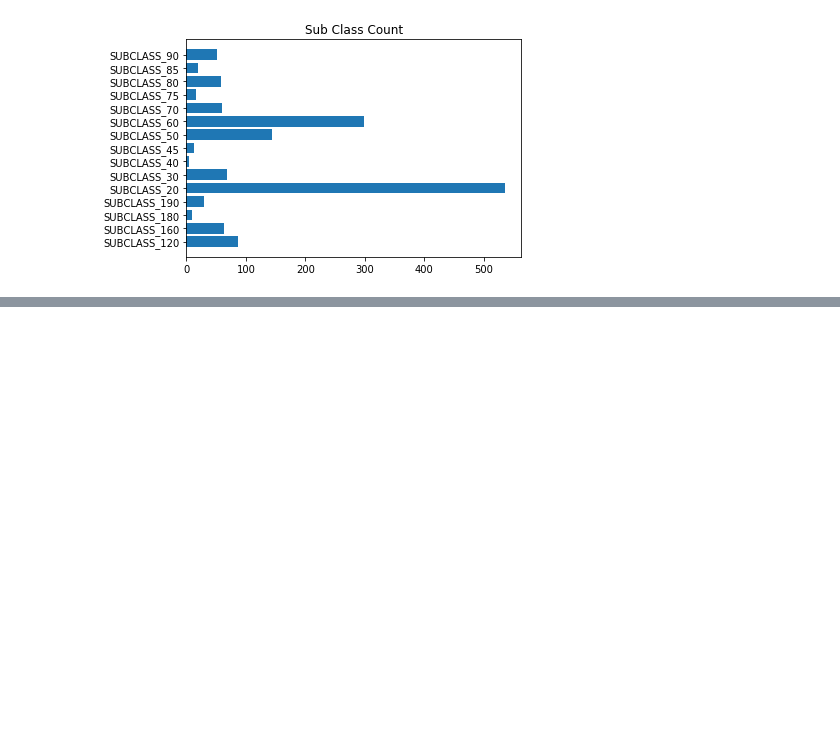
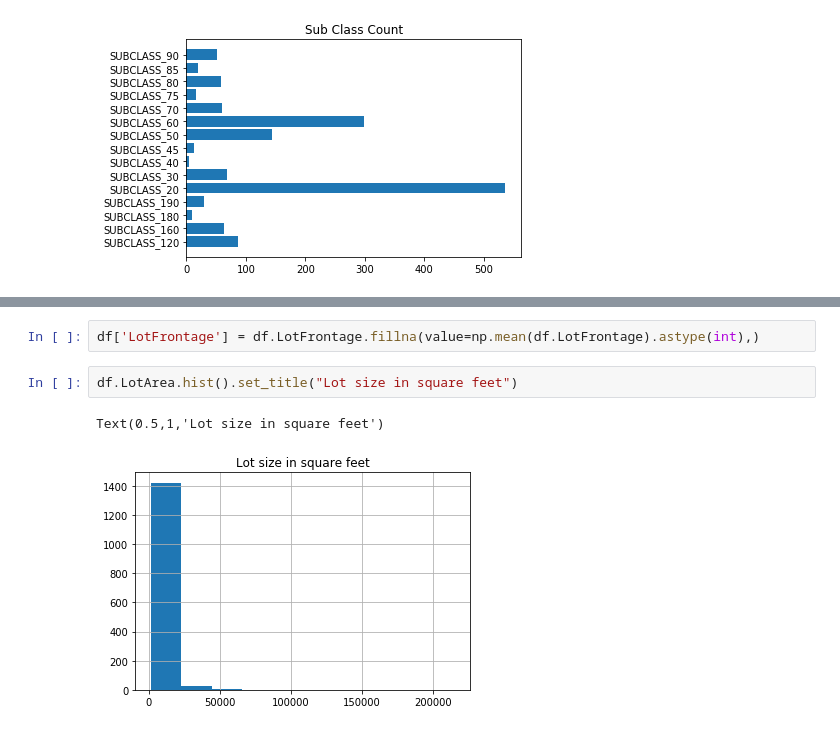
Before and after one commit to angrybayblade/kaggle-house-price-prediction, a Jupyter notebook: EDA.ipynb, the cells around one changed output, grey strips where cells are left out. Saved outputs shown, nothing was run; the diff lists cells and outputs as text; blank space fills up the shorter version.

```diff
--- a/EDA.ipynb
+++ b/EDA.ipynb
@@ -178,0 +200,7 @@ Text(0.5,1,'Sub Class Count')
+# %%
+df['LotFrontage'] = df.LotFrontage.fillna(value=np.mean(df.LotFrontage).astype(int),)
+# %%
+df.LotArea.hist().set_title("Lot size in square feet")
+# %% [output]
+Text(0.5,1,'Lot size in square feet')
+[figure, added]
```
Also changed, not shown: parts of 16 cells of this notebook, 1 other file.
